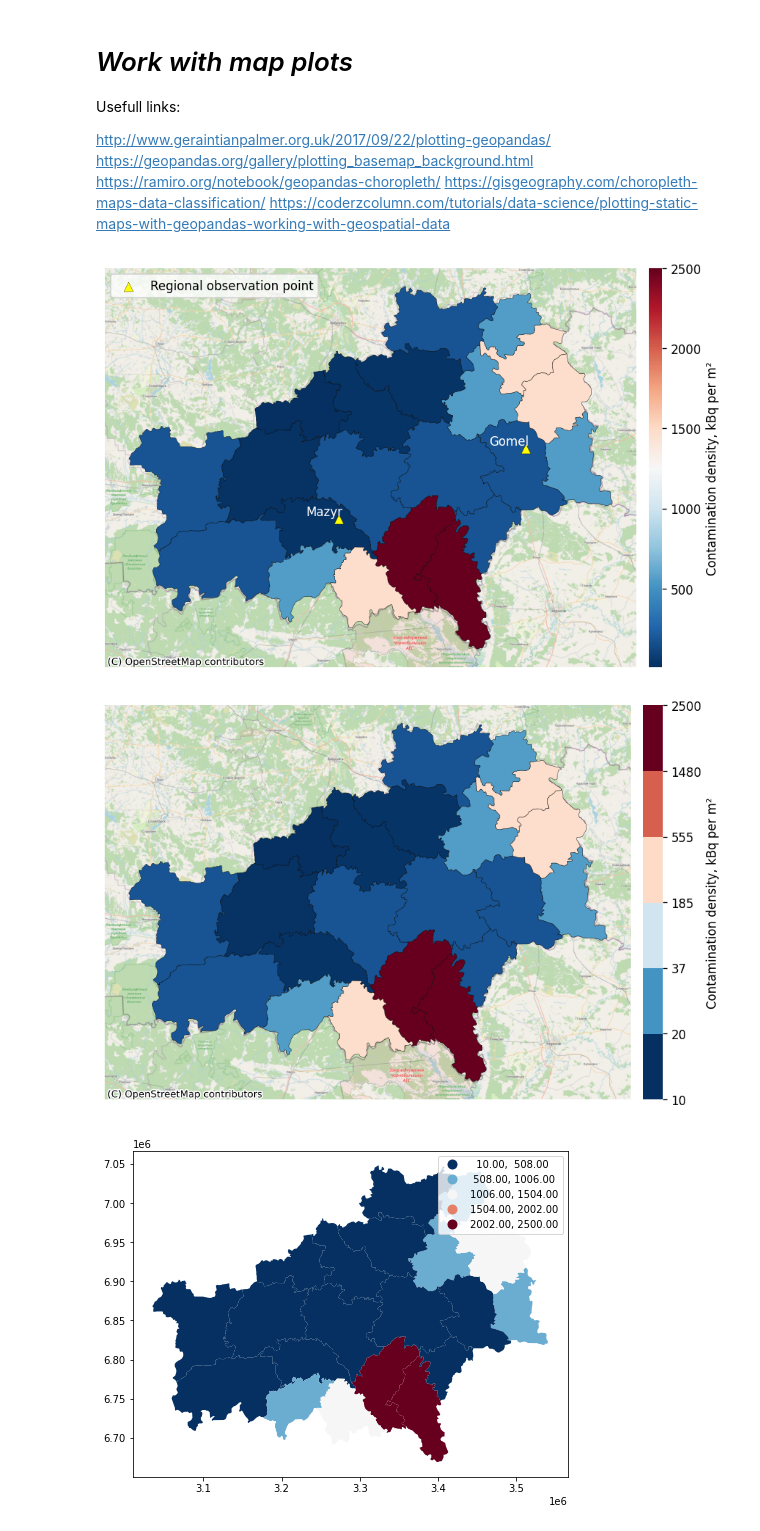
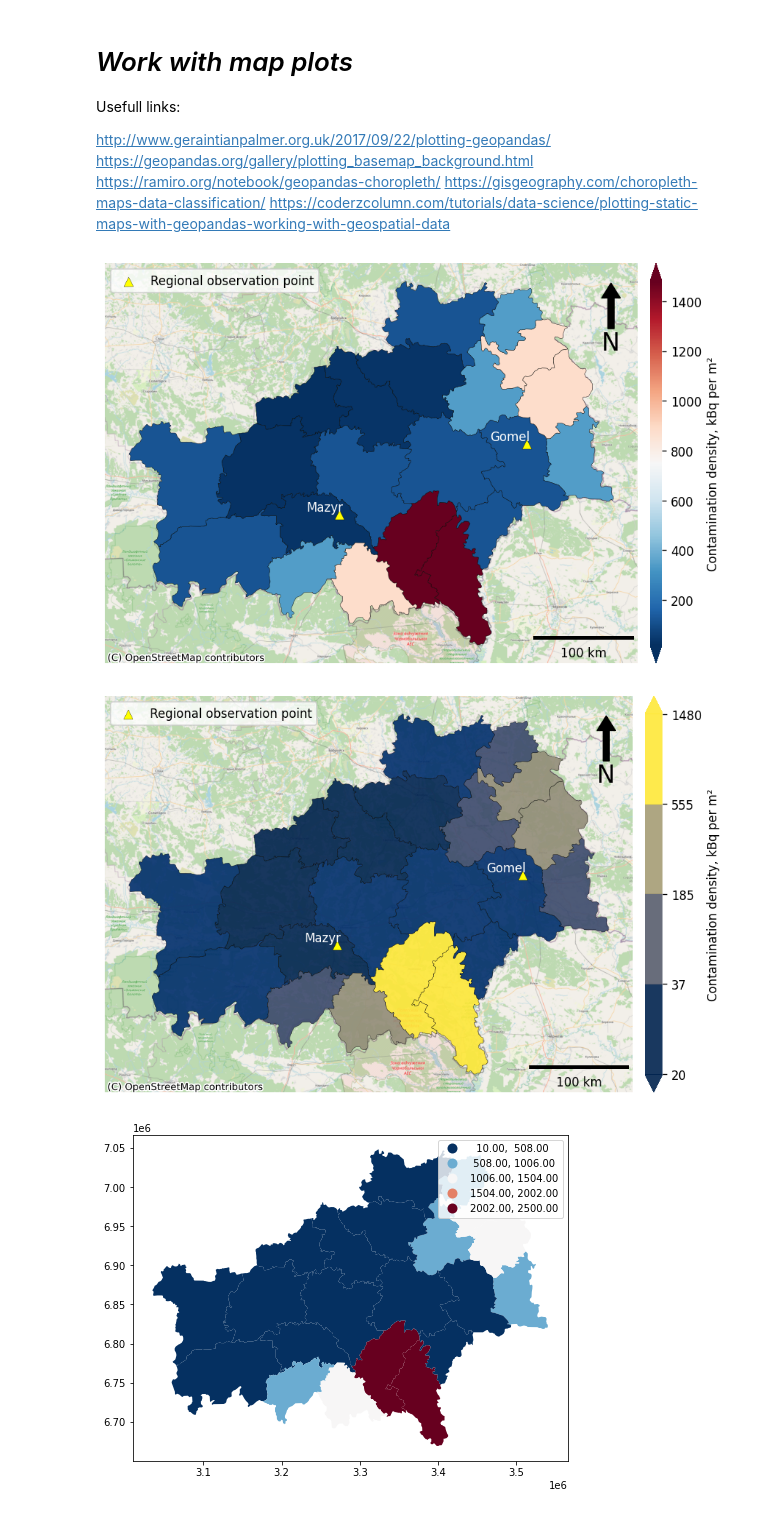
Before and after one commit to ADv0rnik/Data-analysis-for-JER, a Jupyter notebook: Area_of_research_map.ipynb, the cells around one changed output. Cells and saved outputs as stored; diff of their text form; code cells hidden in the pictures.

```diff
--- a/Area_of_research_map.ipynb
+++ b/Area_of_research_map.ipynb
@@ -177,6 +196,7 @@ https://coderzcolumn.com/tutorials/data-science/plotting-static-maps-with-geopan
 # %%
 s = "%s²" % 'm'
 cmap = 'RdBu_r'
+norm = mpl.colors.Normalize(vmin=20, vmax=1480)
 fig, ax = plt.subplots(1, figsize = (18, 6), dpi = 120)
 gomel1.plot(column = 'Rad',
             edgecolor = 'black',
@@ -193,8 +213,19 @@ pnt.plot(ax=ax, marker = '^',
          color = 'yellow',
          label = 'Regional observation point',
          edgecolor = 'black',
-         linewidth=0.2
-        )
+         linewidth=0.2)
+#add north arrow
+x, y, arrow_length = 0.95, 0.95, 0.15
+ax.annotate('N', xy=(x, y), xytext=(x, y-arrow_length),
+            arrowprops=dict(facecolor='black', width=5, headwidth=15),
+            ha='center', va='center', fontsize=20,
+            xycoords=ax.transAxes)
+#add scale-bar
+scalebar = ScaleBar(0.95, location='lower right',
+                    box_color = 'None',
+                    length_fraction=0.2) # 1 pixel = 0.9 km
+plt.gca().add_artist(scalebar)
+#add labels
 for x, y, label in zip(pnt.geometry.x, pnt.geometry.y, pnt.Name): #подписи работают только через цикл
     ax.annotate(label, xy=(x, y),
                 xytext=(3, 3),
@@ -202,39 +233,64 @@ for x, y, label in zip(pnt.geometry.x, pnt.geometry.y, pnt.Name): #подпис
                 horizontalalignment='right',
                 color='white')
 plt.legend(prop={'size':10}, loc = 2)
-vmin = gomel1['Rad'].min()
-vmax = gomel1['Rad'].max()
+#add colorbar
+#vmin = gomel1['Rad'].min()
+#vmax = gomel1['Rad'].max()
 sm = plt.cm.ScalarMappable(cmap = cmap,
-                           norm = plt.Normalize(vmin=vmin, vmax=vmax))
-cb = fig.colorbar(sm, pad = 0.01, aspect = 30) # aspect - делает colorbar тоньше
+                           norm = norm)
+cb = fig.colorbar(sm, pad = 0.01, aspect = 30, extend = 'both') # aspect - делает colorbar тоньше
 cb.set_label('Contamination density, kBq per ' + s)
 cb.outline.set_visible(False)
 ax.axis('off')
 ctx.add_basemap(ax, source=ctx.providers.OpenStreetMap.Mapnik)
-plt.savefig('/content/drive/MyDrive/Colab Notebooks/Data for JER/fig4.png' ,dpi=600)
+#plt.savefig('/content/drive/MyDrive/Colab Notebooks/Data for JER/fig4.png' ,dpi=600)
 # %% [output]
-[figure, old version]
+[figure, new version]
 # %%
 s = "%s²" % 'm'
-cmap = mpl.cm.RdBu_r
-bounds = [10, 20, 37, 185, 555, 1480, 2500]
+cmap = mpl.cm.cividis
+bounds = [20, 37, 185, 555, 1480]
 norm = mpl.colors.BoundaryNorm(bounds, cmap.N)
 fig, ax = plt.subplots(1, figsize = (18, 6), dpi = 120)
 gomel1.plot(column = 'Rad',
             edgecolor = 'black',
             linewidth=0.25,
-            cmap=cmap,
+            cmap=cmap, alpha = 0.9,
             ax = ax)
-vmin = gomel1['Rad'].min()
-vmax = gomel1['Rad'].max()
+pnt.plot(ax=ax, marker = '^',
+         markersize = 60,
+         color = 'yellow',
+         label = 'Regional observation point',
+         edgecolor = 'black',
+         linewidth=0.2)
+#add north arrow
+x, y, arrow_length = 0.95, 0.95, 0.15
+ax.annotate('N', xy=(x, y), xytext=(x, y-arrow_length),
+            arrowprops=dict(facecolor='black', width=5, headwidth=15),
+            ha='center', va='center', fontsize=20,
+            xycoords=ax.transAxes)
+#add scale-bar
+scalebar = ScaleBar(0.95, location='lower right',
+                    box_color = 'None',
+                    length_fraction=0.2) # 1 pixel = 0.9 km
+plt.gca().add_artist(scalebar)
+#add labels
+for x, y, label in zip(pnt.geometry.x, pnt.geometry.y, pnt.Name): #подписи работают только через цикл
+    ax.annotate(label, xy=(x, y),
+                xytext=(3, 3),
+                textcoords="offset points",
+                horizontalalignment='right',
+                color='white')
+plt.legend(prop={'size':10}, loc = 2)
+#add colorbar
 fig.colorbar(mpl.cm.ScalarMappable(cmap = cmap, norm=norm),
              label = 'Contamination density, kBq per ' + s,
-             pad = 0.01).outline.set_visible(False)
-
+             pad = 0.01, extend = 'both',alpha = 0.9).outline.set_visible(False)
 ax.axis('off')
 ctx.add_basemap(ax, source=ctx.providers.OpenStreetMap.Mapnik)
+plt.savefig('/content/drive/MyDrive/Colab Notebooks/Data for JER/fig5.png' ,dpi=600)
 # %% [output]
-[figure, old version]
+[figure, new version]
 # %%
 s = "%s²" % 'm'
 cmap = 'RdBu_r'
```
Also changed, not shown: parts of 9 cells of this notebook.
